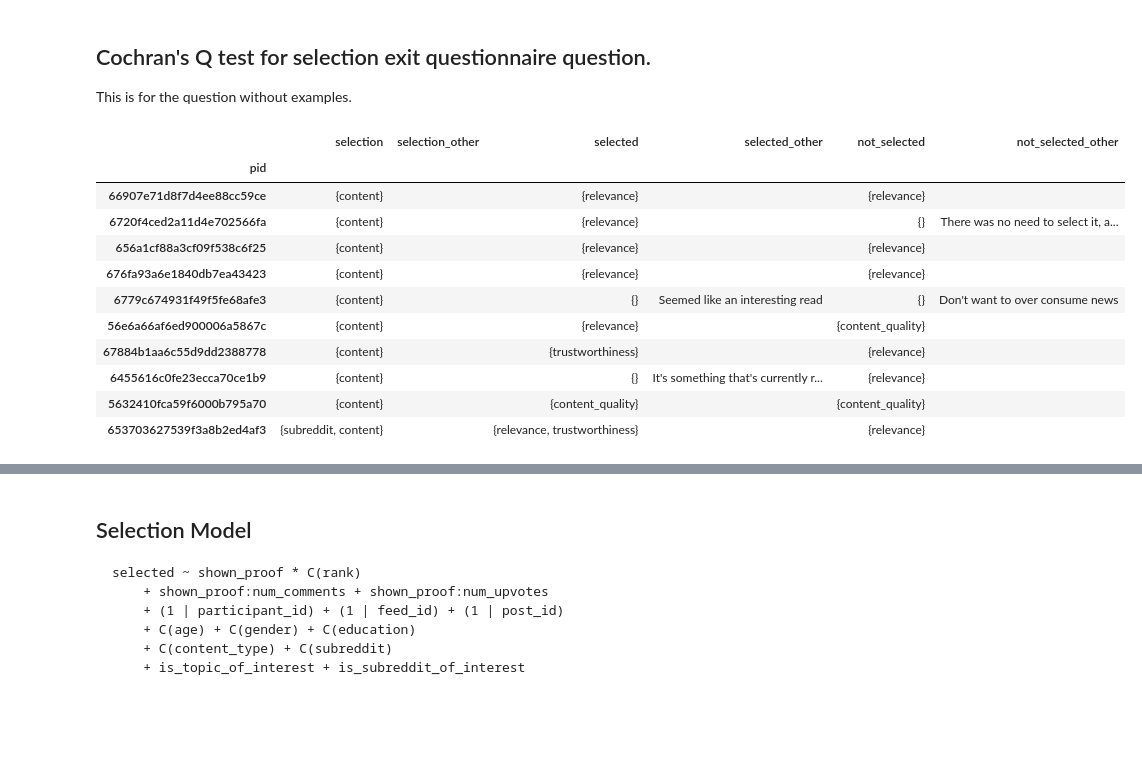
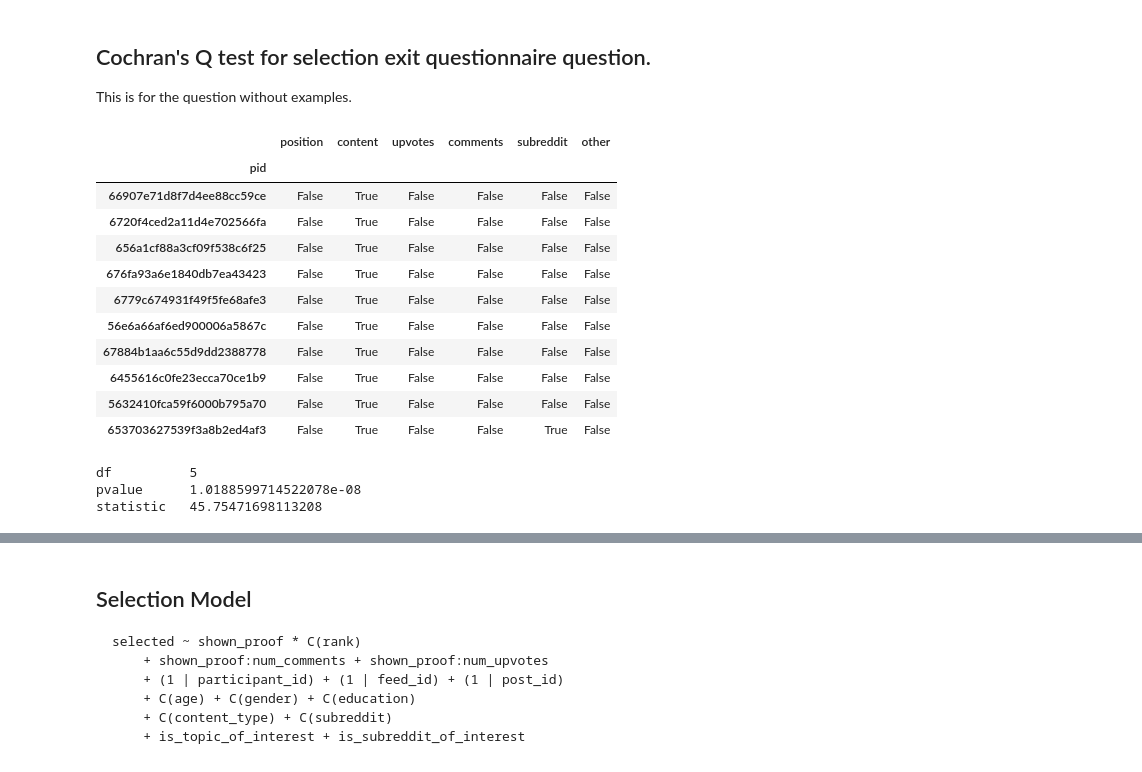
Before and after one commit to scuba-illinois/feed-ranking-experiment, a Jupyter notebook: analysis/pilot-responses.ipynb, the cells around one changed output, grey strips where cells are left out. Cells and saved outputs as stored; diff of their text form; code cells hidden in the pictures; blank space fills up the shorter version.

Commit message:
Pushing results from Cochran's Q test.

```diff
--- a/analysis/pilot-responses.ipynb
+++ b/analysis/pilot-responses.ipynb
@@ -1016,20 +1018,44 @@ This is for the question without examples.
 selection_options = ["position", "content", "upvotes", "comments", "subreddit"]
 selected_options = ["relevance", "trustworthiness", "content_quality"]
 # %%
-def format_selection_data(explanations_df: pd.DataFrame) -> pd.DataFrame:
+def get_q_selection_data(explanations_df: pd.DataFrame) -> pd.DataFrame:
     df = pd.DataFrame(
         index=explanations_df.index, columns=selection_options + ["other"]
     )
+
+    for pid in df.index:
+        df.loc[pid] = {
+            "position": "position" in explanations_df.loc[pid, "selection"],
+            "content": "content" in explanations_df.loc[pid, "selection"],
+            "upvotes": "upvotes" in explanations_df.loc[pid, "selection"],
+            "comments": "comments" in explanations_df.loc[pid, "selection"],
+            "subreddit": "subreddit" in explanations_df.loc[pid, "selection"],
+            "other": "other" in explanations_df.loc[pid, "selection"],
+        }
+
+    return df
+
+
+q_selection_data = get_q_selection_data(explanations_df)
+q_selection_data
 # %% [output]
-|  | selection | selection_other | selected | selected_other | not_selected | not_selected_other |
+|  | position | content | upvotes | comments | subreddit | other |
 | pid |  |  |  |  |  |  |
-| 66907e71d8f7d4ee88cc59ce | {content} |  | {relevance} |  | {relevance} |  |
-| 6720f4ced2a11d4e702566fa | {content} |  | {relevance} |  | {} | There was no need to select it, a... |
-| 656a1cf88a3cf09f538c6f25 | {content} |  | {relevance} |  | {relevance} |  |
-| 676fa93a6e1840db7ea43423 | {content} |  | {relevance} |  | {relevance} |  |
-| 6779c674931f49f5fe68afe3 | {content} |  | {} | Seemed like an interesting read | {} | Don't want to over consume news |
-| 56e6a66af6ed900006a5867c | {content} |  | {relevance} |  | {content_quality} |  |
-| 67884b1aa6c55d9dd2388778 | {content} |  | {trustworthiness} |  | {relevance} |  |
-| 6455616c0fe23ecca70ce1b9 | {content} |  | {} | It's something that's currently r... | {relevance} |  |
-| 5632410fca59f6000b795a70 | {content} |  | {content_quality} |  | {content_quality} |  |
-| 653703627539f3a8b2ed4af3 | {subreddit, content} |  | {relevance, trustworthiness} |  | {relevance} |  |
+| 66907e71d8f7d4ee88cc59ce | False | True | False | False | False | False |
+| 6720f4ced2a11d4e702566fa | False | True | False | False | False | False |
+| 656a1cf88a3cf09f538c6f25 | False | True | False | False | False | False |
+| 676fa93a6e1840db7ea43423 | False | True | False | False | False | False |
+| 6779c674931f49f5fe68afe3 | False | True | False | False | False | False |
+| 56e6a66af6ed900006a5867c | False | True | False | False | False | False |
+| 67884b1aa6c55d9dd2388778 | False | True | False | False | False | False |
+| 6455616c0fe23ecca70ce1b9 | False | True | False | False | False | False |
+| 5632410fca59f6000b795a70 | False | True | False | False | False | False |
+| 653703627539f3a8b2ed4af3 | False | True | False | False | True | False |
+# %%
+q_selection_results = cochrans_q(q_selection_data.astype(int))
+
+print(q_selection_results)
+# %% [output]
+df          5
+pvalue      1.0188599714522078e-08
+statistic   45.75471698113208
```
Also changed, not shown: parts of 7 cells of this notebook.
